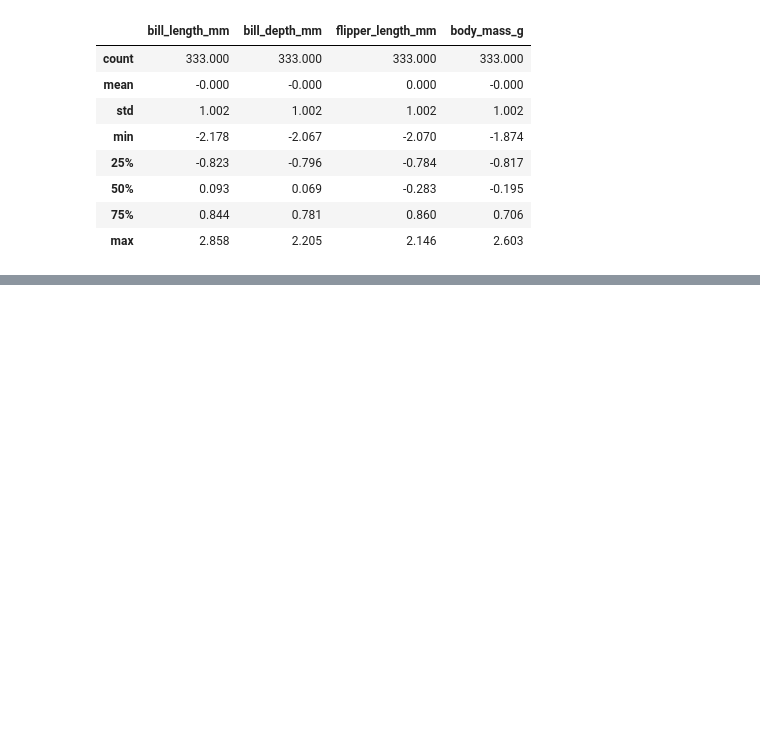
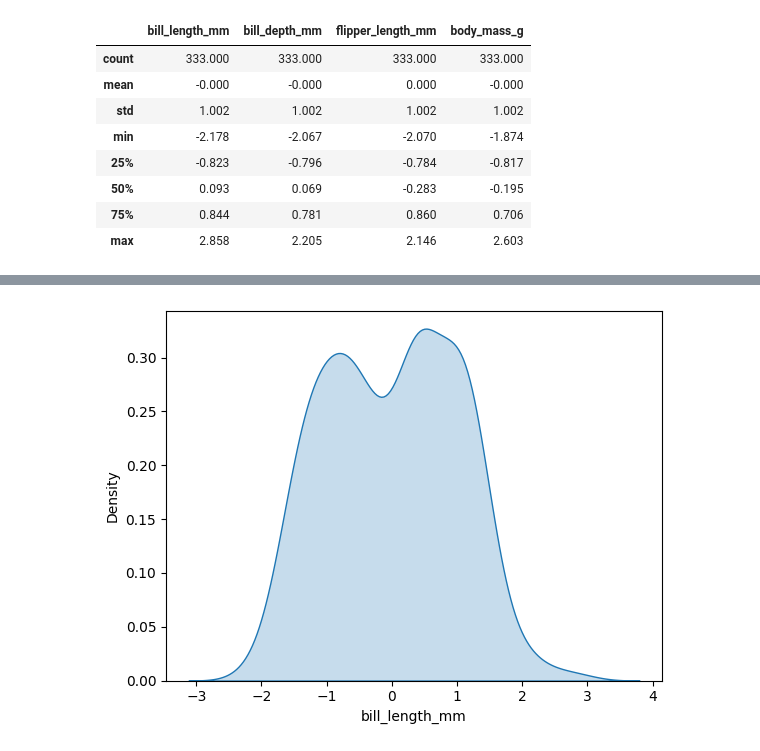
Before and after one commit to Cshefali/Data-Analysis-And-Viz-Python, a Jupyter notebook: palmer_penguins.ipynb, the cells around one changed output, grey strips where cells are left out. Saved outputs shown, nothing was run; the diff lists cells and outputs as text; code cells hidden in the pictures; blank space fills up the shorter version.

```diff
--- a/palmer_penguins.ipynb
+++ b/palmer_penguins.ipynb
@@ -171,0 +180,5 @@ data2[float_features].describe()
+# %%
+sns.kdeplot(data2.bill_length_mm, fill = True)
+plt.show()
+# %% [output]
+[figure, added]
```
Also changed, not shown: parts of 7 cells of this notebook.
